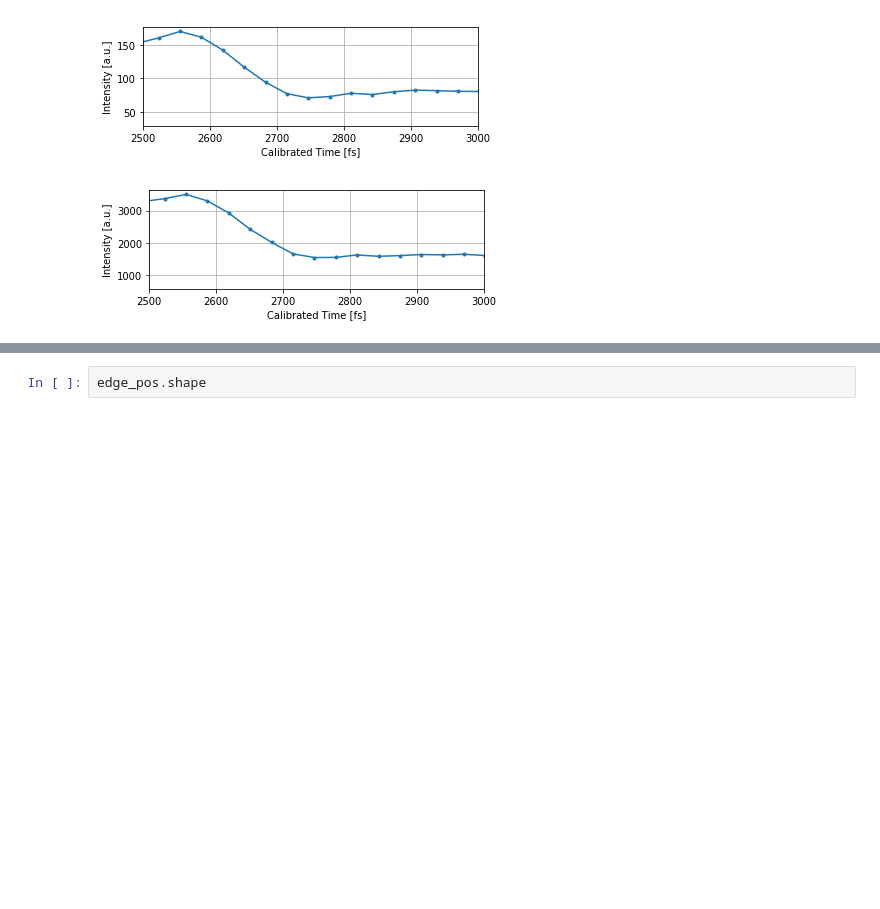
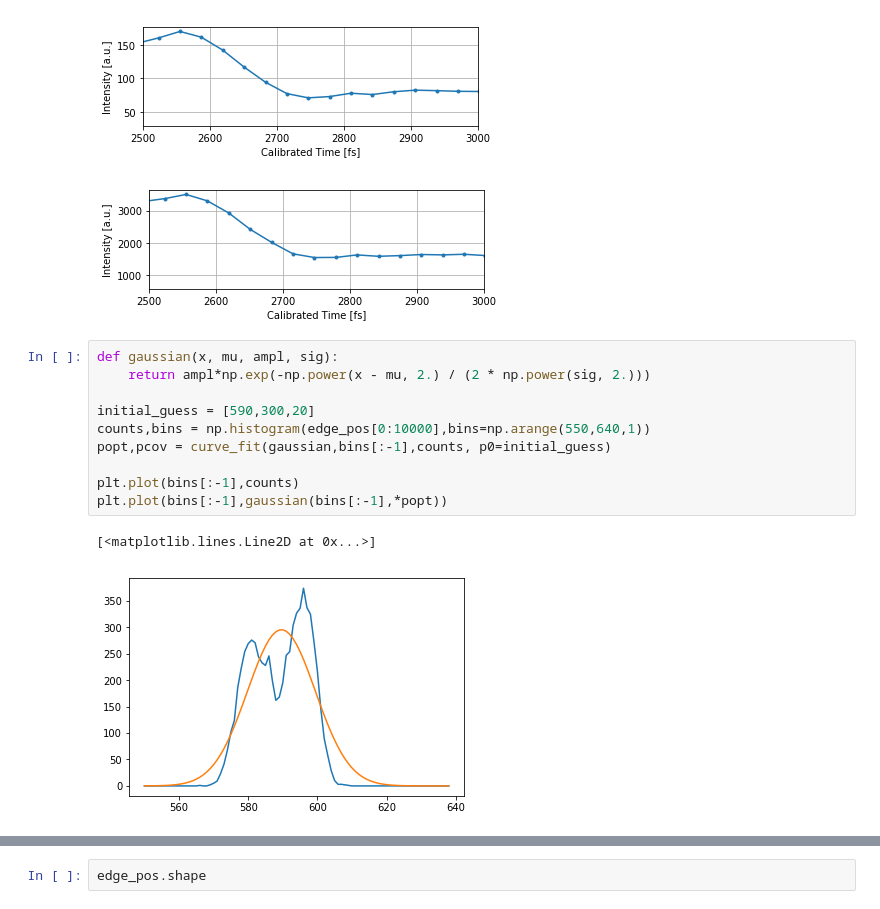
Before and after one commit to stdroste/Analysis, a Jupyter notebook: Loading_example_hdf5_laser_pump.ipynb, the cells around one changed output, grey strips where cells are left out. Saved outputs shown, nothing was run; the diff lists cells and outputs as text; blank space fills up the shorter version.

```diff
--- a/Loading_example_hdf5_laser_pump.ipynb
+++ b/Loading_example_hdf5_laser_pump.ipynb
@@ -291,6 +291,19 @@ plt.show()
 # %% [output]
 [figure]
 [figure]
+# %%
+def gaussian(x, mu, ampl, sig):
+    return ampl*np.exp(-np.power(x - mu, 2.) / (2 * np.power(sig, 2.)))
+
+initial_guess = [590,300,20]
+counts,bins = np.histogram(edge_pos[0:10000],bins=np.arange(550,640,1))
+popt,pcov = curve_fit(gaussian,bins[:-1],counts, p0=initial_guess)
+
+plt.plot(bins[:-1],counts)
+plt.plot(bins[:-1],gaussian(bins[:-1],*popt))
+# %% [output]
+[<matplotlib.lines.Line2D at 0x...>]
+[figure, added]
 # %%
 edge_pos = np.array(recalculated_atm)*(-1*calib[1])
 plt.hist(edge_pos[0:10000],bins=np.arange(550,640,1))
```
Also changed, not shown: parts of 4 cells of this notebook.
